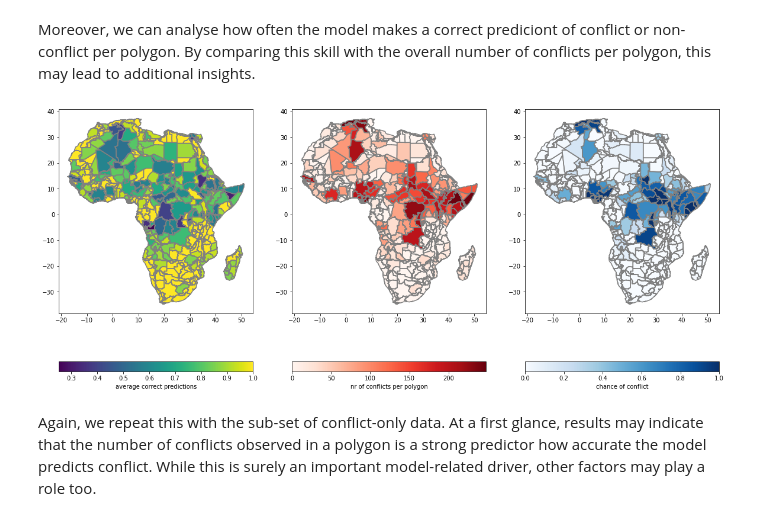
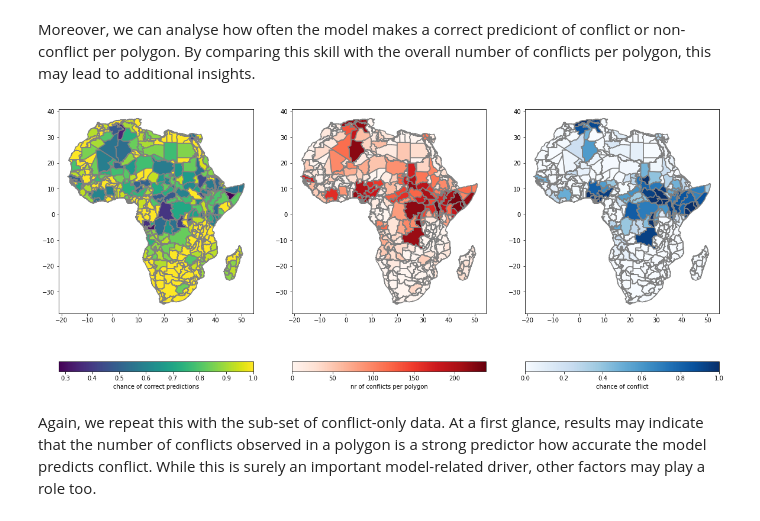
Before and after one commit to JannisHoch/copro, a Jupyter notebook: example/example_notebook.ipynb, the cells around one changed output. Cells and saved outputs as stored; diff of their text form; code cells hidden in the pictures.

```diff
--- a/example/example_notebook.ipynb
+++ b/example/example_notebook.ipynb
@@ -283,7 +279,7 @@ plt.savefig(os.path.join(out_dir, 'evaluation_plots_all_data.png'), dpi=300);
 # %% [markdown]
 Thus far, we merely looked at numerical scores. This of course tells us a lot about the quality of the machine-learning model and its predictions, but not so much about how this looks like spatially. We therefore combine the observations and predictions made with the associated polygons based on a 'global' dataframe functioning as a look-up table. By this means, each model output can be connected to its polygon using a unique ID.
 # %%
-df_hit, gdf_hit = conflict_model.evaluation.get_average_hit(out_y_df, global_df)
+df_hit, gdf_hit = conflict_model.evaluation.polygon_model_accuracy(out_y_df, global_df)
 # %% [markdown]
 Have a quick look at how the (geo)dataframe looks like:
 # %%
@@ -338,18 +334,18 @@ print('{0:0.2f} % of all active polygons are considered in test sample'.format(l
 Moreover, we can analyse how often the model makes a correct prediciont of conflict or non-conflict per polygon. By comparing this skill with the overall number of conflicts per polygon, this may lead to additional insights.
 # %%
 fig, (ax1, ax2, ax3) = plt.subplots(1, 3, figsize=(20, 10))
-gdf_hit.plot(ax=ax1, column='average_hit', legend=True,
-             legend_kwds={'label': "average correct predictions", 'orientation': "horizontal"})
+gdf_hit.plot(ax=ax1, column='chance_correct_pred', legend=True,
+             legend_kwds={'label': "chance of correct predictions", 'orientation': "horizontal"})
 extent_active_polys_gdf.boundary.plot(ax=ax1, color='0.5')
-gdf_hit.plot(ax=ax2, column='nr_of_test_confl', legend=True, cmap='Reds',
+gdf_hit.plot(ax=ax2, column='nr_test_confl', legend=True, cmap='Reds',
              legend_kwds={'label': "nr of conflicts per polygon", 'orientation': "horizontal"})
 extent_active_polys_gdf.boundary.plot(ax=ax2, color='0.5')
-gdf_hit.plot(ax=ax3, column='chance_pred_confl', legend=True, cmap='Blues',
+gdf_hit.plot(ax=ax3, column='chance_correct_confl_pred', legend=True, cmap='Blues',
              legend_kwds={'label': "chance of conflict", 'orientation': "horizontal"})
 extent_active_polys_gdf.boundary.plot(ax=ax3, color='0.5')
 plt.savefig(os.path.join(out_dir, 'output_evaluation_all_polys.png'), dpi=300);
 # %% [output]
-[figure, old version]
+[figure, new version]
 # %% [markdown]
 Again, we repeat this with the sub-set of conflict-only data. At a first glance, results may indicate that the number of conflicts observed in a polygon is a strong predictor how accurate the model predicts conflict. While this is surely an important model-related driver, other factors may play a role too.
 # %%
```
Also changed, not shown: parts of 20 cells of this notebook, 1 other file.
